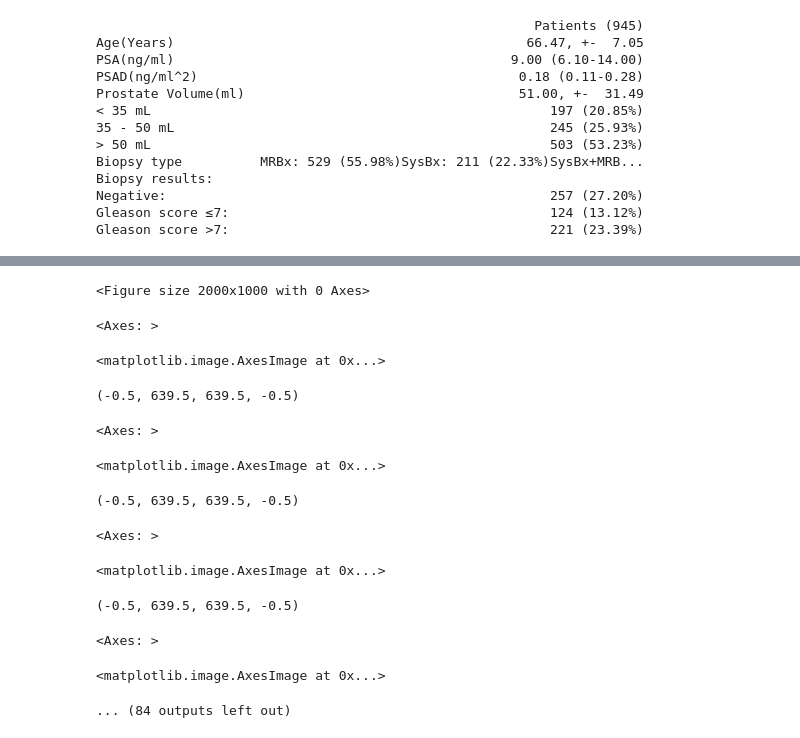
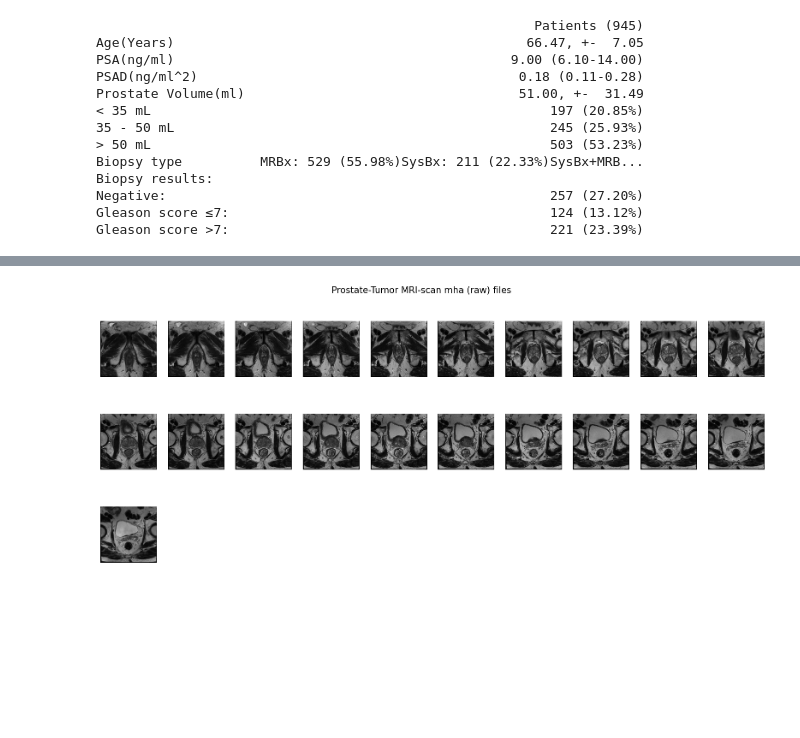
Before and after one commit to GitLars0/picai_bachelor, a Jupyter notebook: Code/filtering.ipynb, the cells around one changed output, grey strips where cells are left out. Cells and saved outputs as stored; diff of their text form; code cells hidden in the pictures; blank space fills up the shorter version.

```diff
--- a/Code/filtering.ipynb
+++ b/Code/filtering.ipynb
@@ -237,42 +222,30 @@ Image shape: (31, 640, 640)
 [figure]
 # %%
-file_path = r"Data\picai_public_images\picai_public_images_fold0\10000\10000_1000000_t2w.mha"
+file_path = r"Data\picai_public_images\picai_public_images_fold1\10008\10008_1000008_t2w.mha"
 image = sitk.ReadImage(file_path)
 image_data = sitk.GetArrayFromImage(image)
 
 if image_data.max() > 0:
     image_data = image_data / image_data.max()
 
 num_slices = image_data.shape[0]
 
 cols = 10
 rows = int(np.ceil(num_slices / cols))
 
 plt.figure(figsize=(20, rows * 2.5))
 plt.gray()
 plt.subplots_adjust(hspace=0.5)
 
 for i in range(num_slices):
     plt.subplot(rows, cols, i + 1)
     plt.imshow(image_data[i], cmap='gray')
     plt.axis('off')
 
 plt.suptitle('Prostate-Tumor MRI-scan mha (raw) files', size=15)
 plt.show()
 # %% [output]
-<Figure size 2000x1000 with 0 Axes>
-<Axes: >
-<matplotlib.image.AxesImage at 0x...>
-(-0.5, 639.5, 639.5, -0.5)
-<Axes: >
-<matplotlib.image.AxesImage at 0x...>
-(-0.5, 639.5, 639.5, -0.5)
-<Axes: >
-<matplotlib.image.AxesImage at 0x...>
-(-0.5, 639.5, 639.5, -0.5)
-<Axes: >
-<matplotlib.image.AxesImage at 0x...>
-... (84 outputs left out)
+[figure, added]
 # %%
 def load_nifti_image(file_path):
     img = sitk.ReadImage(file_path)
```
Also changed, not shown: parts of 9 cells of this notebook, 1 other file.
